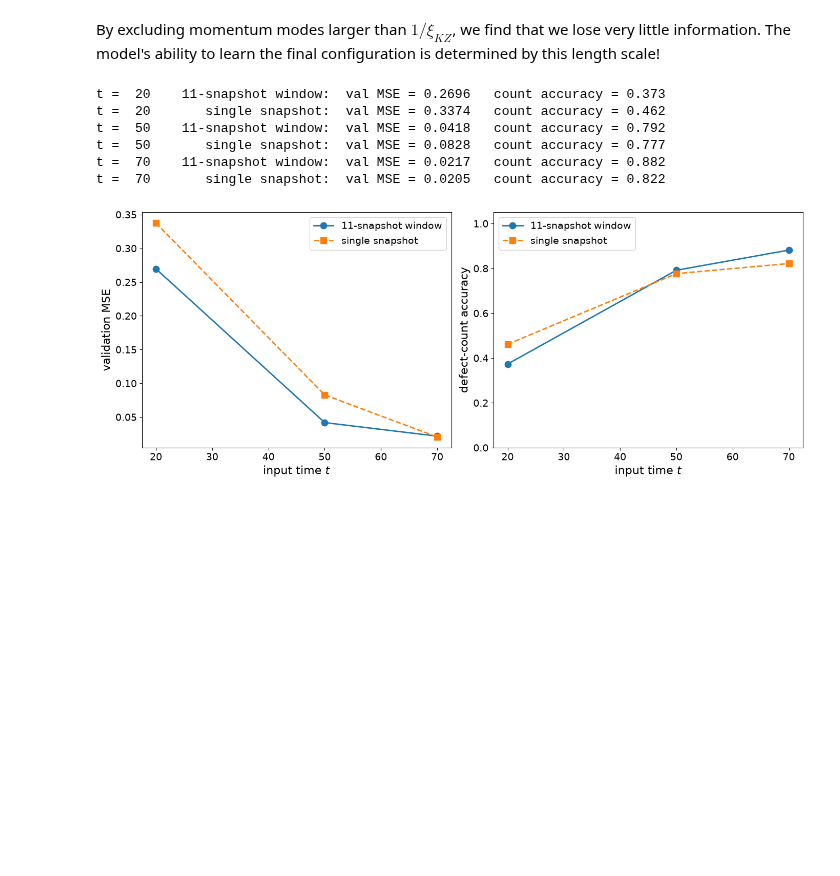
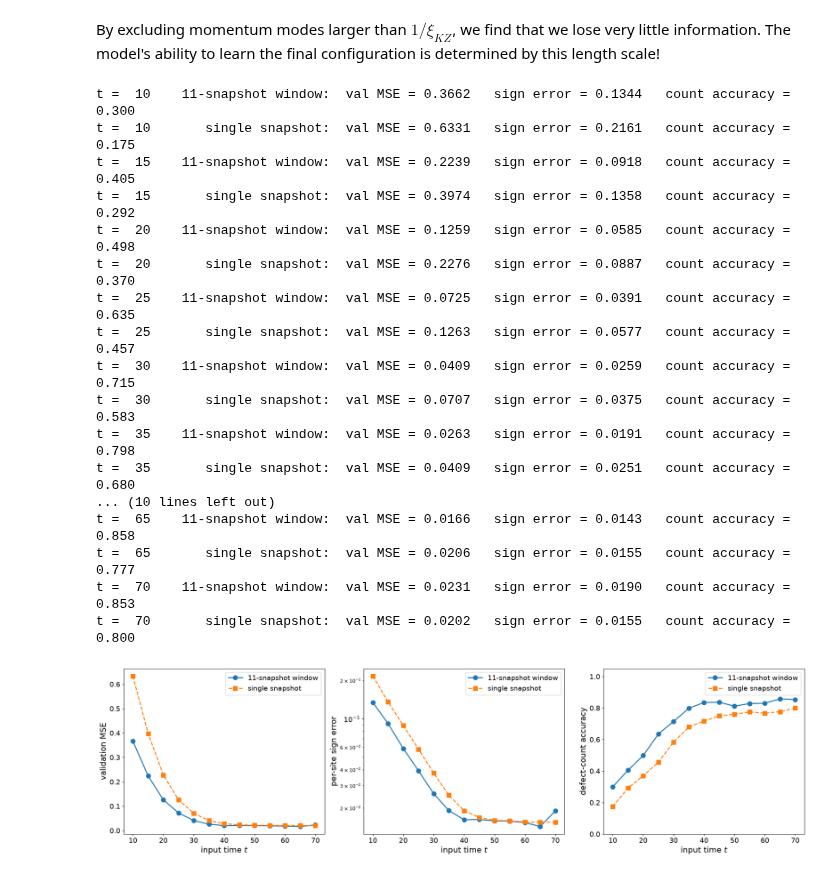
Before and after one commit to KristianMunnikhuis/MachineLearningKZ, a Jupyter notebook: notebooks/01_1d_replication.ipynb, the cells around one changed output. Cells and saved outputs as stored; diff of their text form; code cells hidden in the pictures; blank space fills up the shorter version.

```diff
--- a/notebooks/01_1d_replication.ipynb
+++ b/notebooks/01_1d_replication.ipynb
@@ -305,53 +305,72 @@ In the above experiment, we low-pass filter the input, keeping only modes with $
 By excluding momentum modes larger than $1/\xi_{KZ}$, we find that we lose very little information. The model's ability to learn the final configuration is determined by this length scale!
 # %%
 # ---- inputs ----
-T_LIST   = [20, 50, 70]                # input times
-WINDOWS  = {"11-snapshot window": 5, "single snapshot": 0}   # label -> half-width win
+T_LIST   = [10, 15, 20, 25, 30, 35, 40, 45, 50, 55, 60, 65, 70]     # input times
+WINDOWS  = {"11-snapshot window": 5, "single snapshot": 0}          # label -> half-width win
 EPOCHS   = 60
 FONTSIZE = 16
 
 Y_all  = d["phi_final"].astype("float32")
 N_VAL  = int(0.2 * len(Y_all))                       # Keras validation_split holds out the last 20%
 n_true = kz.count_defects(Y_all[-N_VAL:].astype(np.float64))
 
-val_loss = {lab: [] for lab in WINDOWS}
+val_loss  = {lab: [] for lab in WINDOWS}
 count_acc = {lab: [] for lab in WINDOWS}
+sign_err  = {lab: [] for lab in WINDOWS}
 for t in T_LIST:
     for lab, win in WINDOWS.items():
         Xt = kz.window(d, t, win=win).astype("float32")              # (N, 2*win+1, DOF)
+        n_train = int(0.8 * len(Xt))
+        Xt = Xt / Xt[:n_train].std()                                 # normalize, like the 2D U-Net
         m = keras.Sequential([
             keras.layers.Input(shape=(2 * win + 1, Xt.shape[-1])),
             keras.layers.SimpleRNN(256, activation="softsign"),
             keras.layers.Dense(Xt.shape[-1]),
         ])
         m.compile(optimizer="adam", loss="mse")
         h = m.fit(Xt, Y_all, epochs=EPOCHS, batch_size=10, validation_split=0.2, verbose=0)
 
-        n_pred = kz.count_defects(m.predict(Xt[-N_VAL:], verbose=0).astype(np.float64))
+        P = m.predict(Xt[-N_VAL:], verbose=0)                       # predict once, use for both metrics
+        n_pred = kz.count_defects(P.astype(np.float64))
         val_loss[lab].append(h.history["val_loss"][-1])
         count_acc[lab].append((n_pred == n_true).mean())
-        print(f"t = {t:3d}  {lab:>20s}:  val MSE = {val_loss[lab][-1]:.4f}   count accuracy = {count_acc[lab][-1]:.3f}")
+        sign_err[lab].append(((P > 0) != (Y_all[-N_VAL:] > 0)).mean())
+        print(f"t = {t:3d}  {lab:>20s}:  val MSE = {val_loss[lab][-1]:.4f}   "
+              f"sign error = {sign_err[lab][-1]:.4f}   count accuracy = {count_acc[lab][-1]:.3f}")
 
 # ---- plot ----
-fig, ax = plt.subplots(1, 2, figsize=(14, 5.5))
+fig, ax = plt.subplots(1, 3, figsize=(20, 5.5))
 for lab, style in zip(WINDOWS, ["o-", "s--"]):
-    ax[0].plot(T_LIST, val_loss[lab],  style, ms=9, lw=2, label=lab)
-    ax[1].plot(T_LIST, count_acc[lab], style, ms=9, lw=2, label=lab)
+    ax[0].plot(T_LIST, val_loss[lab],      style, ms=9, lw=2, label=lab)
+    ax[1].semilogy(T_LIST, sign_err[lab],  style, ms=9, lw=2, label=lab)
+    ax[2].plot(T_LIST, count_acc[lab],     style, ms=9, lw=2, label=lab)
 ax[0].set_ylabel("validation MSE", fontsize=FONTSIZE)
-ax[1].set_ylabel("defect-count accuracy", fontsize=FONTSIZE)
-ax[1].set_ylim(0, 1.05)
+ax[1].set_ylabel("per-site sign error", fontsize=FONTSIZE)
+ax[2].set_ylabel("defect-count accuracy", fontsize=FONTSIZE)
+ax[2].set_ylim(0, 1.05)
 for a in ax:
     a.set_xlabel(r"input time $t$", fontsize=FONTSIZE)
     a.tick_params(labelsize=FONTSIZE - 2)
     a.legend(fontsize=FONTSIZE - 2)
 plt.tight_layout()
-plt.savefig("../figures/1d/window_vs_snapshot.png", dpi=150)
+plt.savefig("../figures/1d/window_vs_snapshot_normalized.png", dpi=150)
 plt.show()
 # %% [output]
-t =  20    11-snapshot window:  val MSE = 0.2696   count accuracy = 0.373
-t =  20       single snapshot:  val MSE = 0.3374   count accuracy = 0.462
-t =  50    11-snapshot window:  val MSE = 0.0418   count accuracy = 0.792
-t =  50       single snapshot:  val MSE = 0.0828   count accuracy = 0.777
-t =  70    11-snapshot window:  val MSE = 0.0217   count accuracy = 0.882
-t =  70       single snapshot:  val MSE = 0.0205   count accuracy = 0.822
+t =  10    11-snapshot window:  val MSE = 0.3662   sign error = 0.1344   count accuracy = 0.300
+t =  10       single snapshot:  val MSE = 0.6331   sign error = 0.2161   count accuracy = 0.175
+t =  15    11-snapshot window:  val MSE = 0.2239   sign error = 0.0918   count accuracy = 0.405
+t =  15       single snapshot:  val MSE = 0.3974   sign error = 0.1358   count accuracy = 0.292
+t =  20    11-snapshot window:  val MSE = 0.1259   sign error = 0.0585   count accuracy = 0.498
+t =  20       single snapshot:  val MSE = 0.2276   sign error = 0.0887   count accuracy = 0.370
+t =  25    11-snapshot window:  val MSE = 0.0725   sign error = 0.0391   count accuracy = 0.635
+t =  25       single snapshot:  val MSE = 0.1263   sign error = 0.0577   count accuracy = 0.457
+t =  30    11-snapshot window:  val MSE = 0.0409   sign error = 0.0259   count accuracy = 0.715
+t =  30       single snapshot:  val MSE = 0.0707   sign error = 0.0375   count accuracy = 0.583
+t =  35    11-snapshot window:  val MSE = 0.0263   sign error = 0.0191   count accuracy = 0.798
+t =  35       single snapshot:  val MSE = 0.0409   sign error = 0.0251   count accuracy = 0.680
+... (10 lines left out)
+t =  65    11-snapshot window:  val MSE = 0.0166   sign error = 0.0143   count accuracy = 0.858
+t =  65       single snapshot:  val MSE = 0.0206   sign error = 0.0155   count accuracy = 0.777
+t =  70    11-snapshot window:  val MSE = 0.0231   sign error = 0.0190   count accuracy = 0.853
+t =  70       single snapshot:  val MSE = 0.0202   sign error = 0.0155   count accuracy = 0.800
-[figure, old version]
+[figure, new version]
```
Also changed, not shown: 4 other files.
